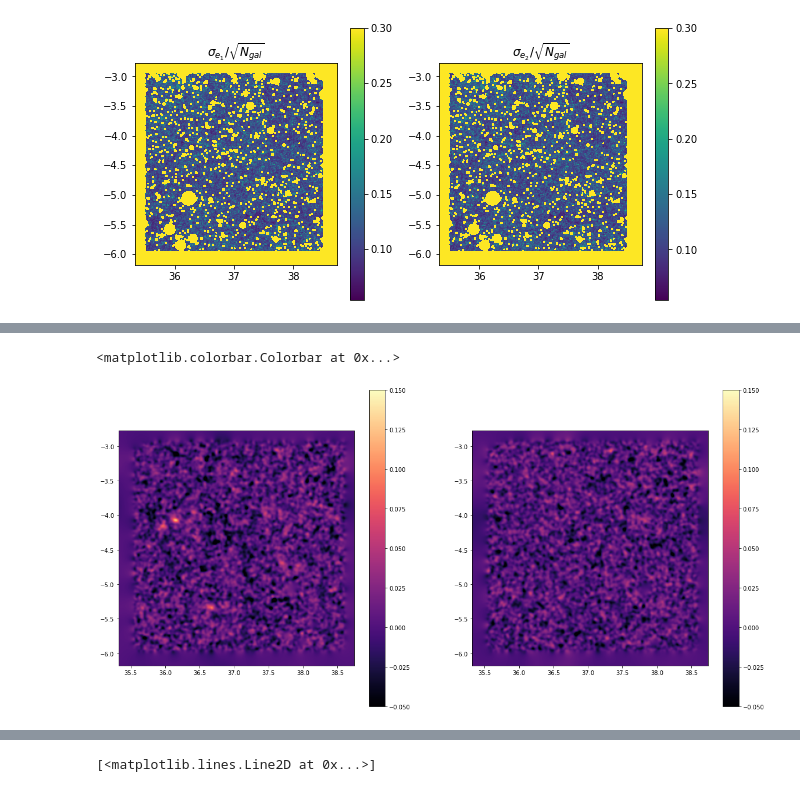
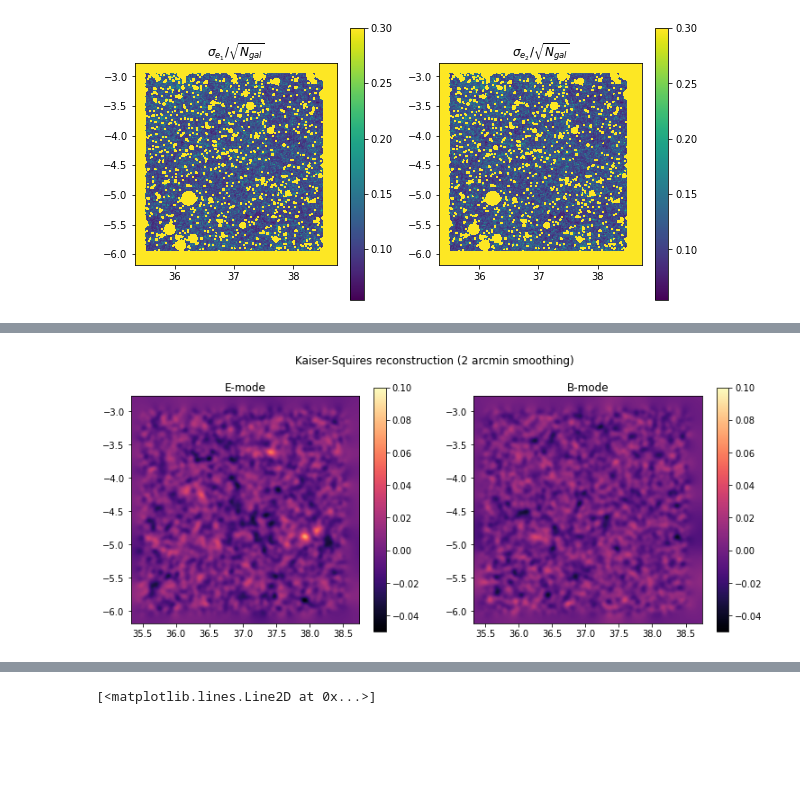
Before and after one commit to EiffL/Quarks2CosmosDataChallenge, a Jupyter notebook: notebooks/Lensing-challenge.ipynb, the cells around one changed output, grey strips where cells are left out. Saved outputs shown, nothing was run; the diff lists cells and outputs as text; code cells hidden in the pictures; blank space fills up the shorter version.

```diff
--- a/notebooks/Lensing-challenge.ipynb
+++ b/notebooks/Lensing-challenge.ipynb
@@ -251,13 +264,18 @@ from quarks2cosmos.lensing import ks93, ks93inv, measure_power_spectrum
 from scipy.ndimage import gaussian_filter
 # %%
-kappaE, kappaB = ks93(e1map, e2map)
+kappaE, kappaB = ks93(g1map, g2map) # This computes P^{1} \gamma
 
-kwargs = dict(vmin=-.05, vmax=.15, cmap='magma', extent=get_extend_radec(resolution, width, ra, dec))
-figure(figsize=[20,10])
+smoothing = 2 / resolution # smoothing in pixel units corresponding to 2 arcmin
+
+kwargs = dict(vmin=-.05, vmax=.1, cmap='magma', extent=get_extend_radec(resolution, width, ra, dec), origin='lower')
+figure(figsize=[12.5,5])
 subplot(121)
-imshow(gaussian_filter(kappaE,2)[:,::-1], **kwargs);colorbar()
+imshow(gaussian_filter(kappaE,smoothing), **kwargs);colorbar()
+title('E-mode')
 subplot(122)
-imshow(gaussian_filter(kappaB,2)[:,::-1], **kwargs);colorbar()
+imshow(gaussian_filter(kappaB,smoothing), **kwargs);colorbar()
+title('B-mode')
+
+suptitle('Kaiser-Squires reconstruction (2 arcmin smoothing)');
 # %% [output]
-<matplotlib.colorbar.Colorbar at 0x...>
-[figure, old version]
+[figure, new version]
```
Also changed, not shown: parts of 46 cells of this notebook, 4 other files.
